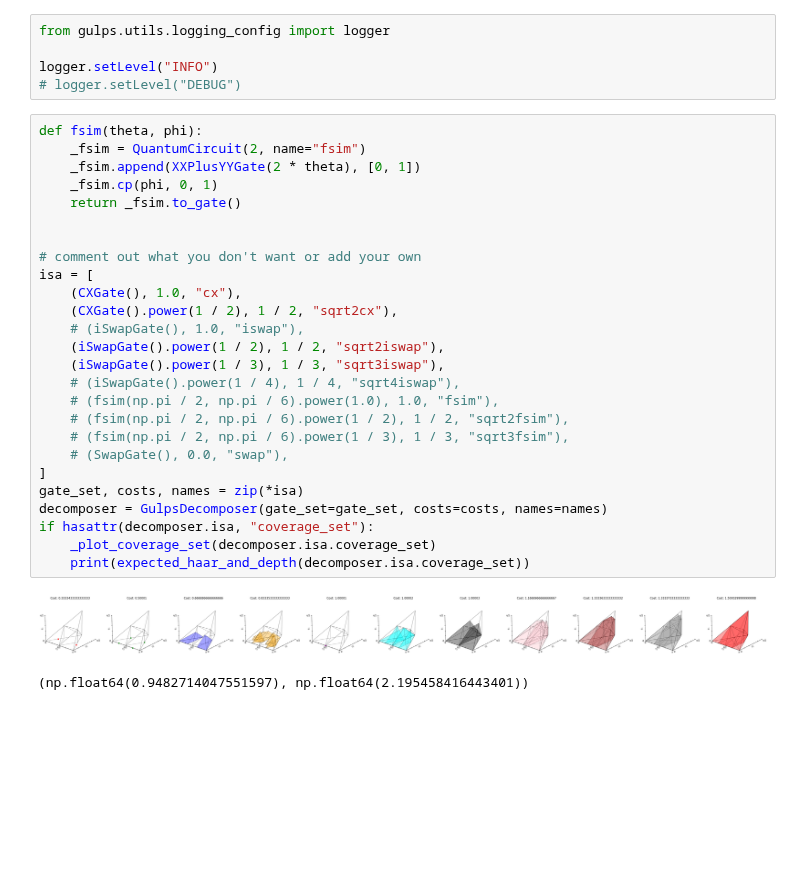
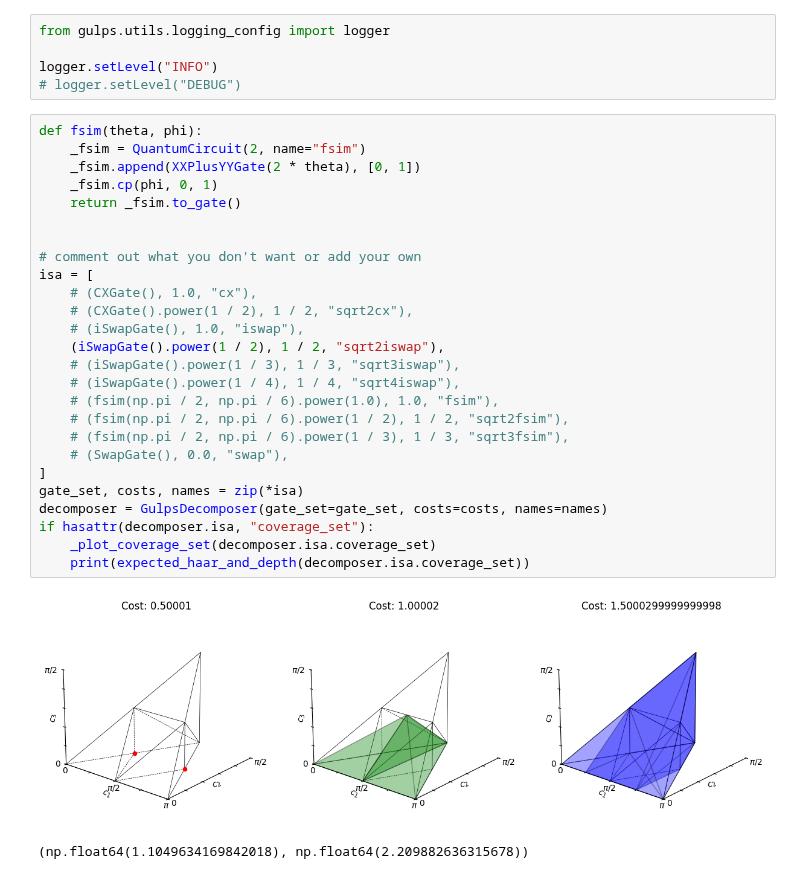
Before and after one commit to evmckinney9/gulps, a Jupyter notebook: src/notebooks/dev.ipynb, the cells around one changed output. Cells and saved outputs as stored; diff of their text form; blank space fills up the shorter version.

```diff
--- a/src/notebooks/dev.ipynb
+++ b/src/notebooks/dev.ipynb
@@ -41,29 +43,29 @@ logger.setLevel("INFO")
 # %%
 def fsim(theta, phi):
     _fsim = QuantumCircuit(2, name="fsim")
     _fsim.append(XXPlusYYGate(2 * theta), [0, 1])
     _fsim.cp(phi, 0, 1)
     return _fsim.to_gate()
 
 
 # comment out what you don't want or add your own
 isa = [
-    (CXGate(), 1.0, "cx"),
-    (CXGate().power(1 / 2), 1 / 2, "sqrt2cx"),
+    # (CXGate(), 1.0, "cx"),
+    # (CXGate().power(1 / 2), 1 / 2, "sqrt2cx"),
     # (iSwapGate(), 1.0, "iswap"),
     (iSwapGate().power(1 / 2), 1 / 2, "sqrt2iswap"),
-    (iSwapGate().power(1 / 3), 1 / 3, "sqrt3iswap"),
+    # (iSwapGate().power(1 / 3), 1 / 3, "sqrt3iswap"),
     # (iSwapGate().power(1 / 4), 1 / 4, "sqrt4iswap"),
     # (fsim(np.pi / 2, np.pi / 6).power(1.0), 1.0, "fsim"),
     # (fsim(np.pi / 2, np.pi / 6).power(1 / 2), 1 / 2, "sqrt2fsim"),
     # (fsim(np.pi / 2, np.pi / 6).power(1 / 3), 1 / 3, "sqrt3fsim"),
     # (SwapGate(), 0.0, "swap"),
 ]
 gate_set, costs, names = zip(*isa)
 decomposer = GulpsDecomposer(gate_set=gate_set, costs=costs, names=names)
 if hasattr(decomposer.isa, "coverage_set"):
     _plot_coverage_set(decomposer.isa.coverage_set)
     print(expected_haar_and_depth(decomposer.isa.coverage_set))
 # %% [output]
-[figure, old version]
+[figure, new version]
-(np.float64(0.9482714047551597), np.float64(2.195458416443401))
+(np.float64(1.1049634169842018), np.float64(2.209882636315678))
```
Also changed, not shown: parts of 6 cells of this notebook, 6 other files.
